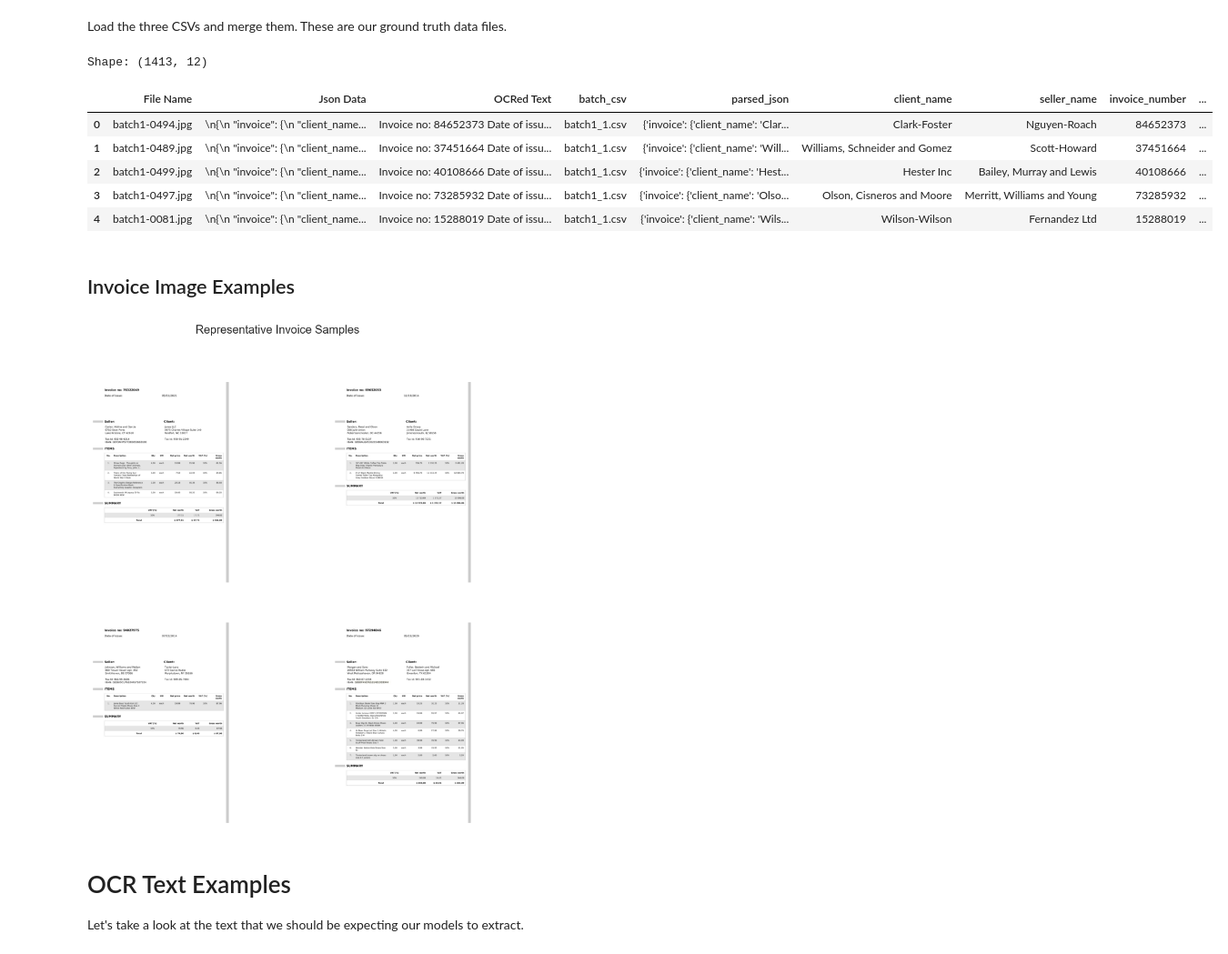
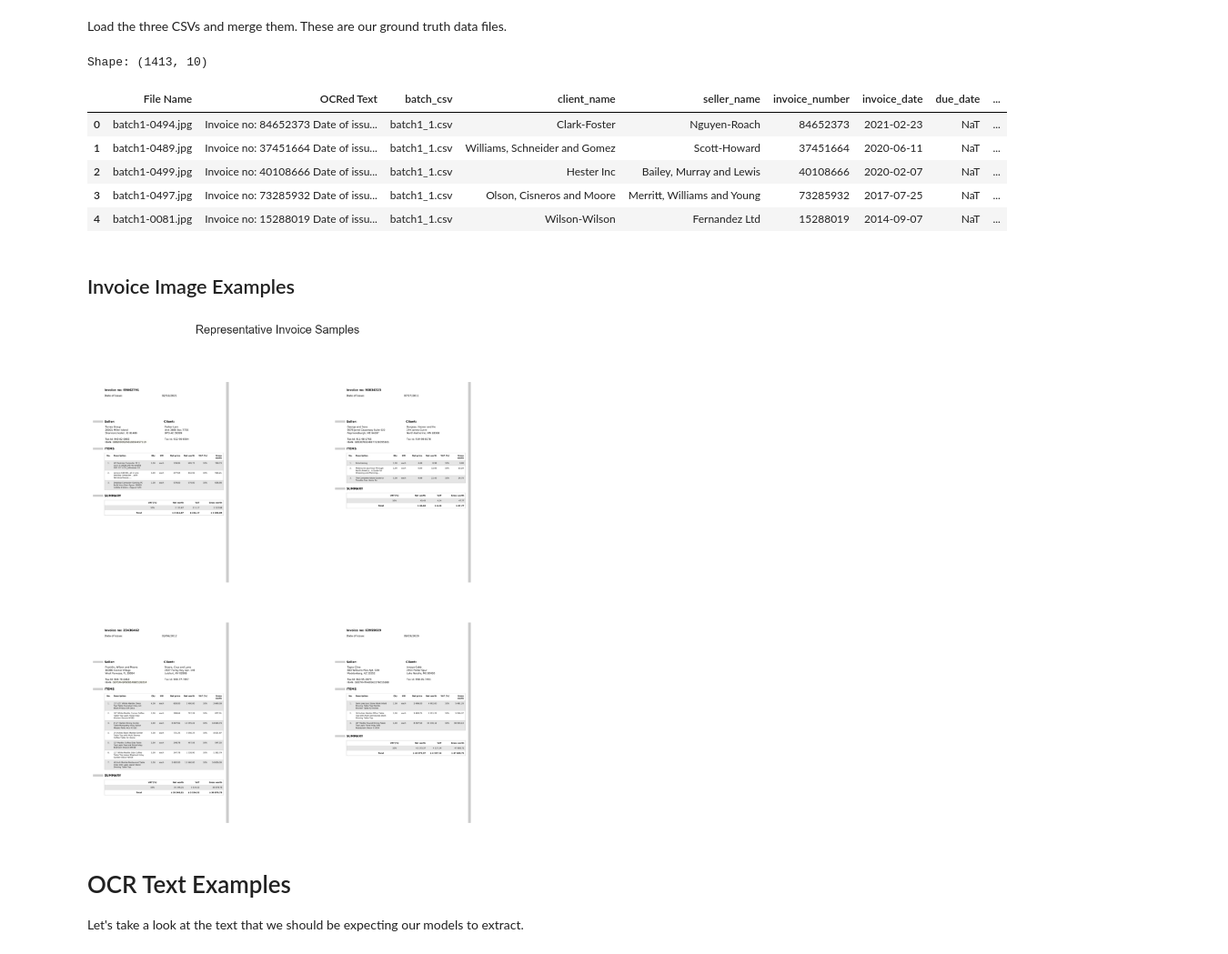
Before and after one commit to hungtran10/dsan6500-finalproject, a Jupyter notebook: eda.ipynb, the cells around one changed output. Shown at 91% size. Cells and saved outputs as stored; diff of their text form; code cells hidden in the pictures.

```diff
--- a/eda.ipynb
+++ b/eda.ipynb
@@ -22,21 +22,22 @@ sns.set(style="whitegrid")
 # %% [markdown]
 Load the three CSVs and merge them. These are our ground truth data files.
 # %%
-DATA_DIR = Path("../finalproject_data/batch_1")
+DATA_DIR = "../finalproject_data/batch_1"
+output_filepath = "../finalproject_data/cleaned_invoices.csv"
 
 # Use preprocessing CSV fnunction
-df = preprocess_csv_files(DATA_DIR)
+df = preprocess_csv_files(DATA_DIR,output_path=output_filepath)
 
 print("Shape:", df.shape)
 df.head()
 # %% [output]
-Shape: (1413, 12)
+Shape: (1413, 10)
-|  | File Name | Json Data | OCRed Text | batch_csv | parsed_json | client_name | seller_name | invoice_number | ... |
-| 0 | batch1-0494.jpg | \n{\n "invoice": {\n "client_name... | Invoice no: 84652373 Date of issu... | batch1_1.csv | {'invoice': {'client_name': 'Clar... | Clark-Foster | Nguyen-Roach | 84652373 | ... |
-| 1 | batch1-0489.jpg | \n{\n "invoice": {\n "client_name... | Invoice no: 37451664 Date of issu... | batch1_1.csv | {'invoice': {'client_name': 'Will... | Williams, Schneider and Gomez | Scott-Howard | 37451664 | ... |
-| 2 | batch1-0499.jpg | \n{\n "invoice": {\n "client_name... | Invoice no: 40108666 Date of issu... | batch1_1.csv | {'invoice': {'client_name': 'Hest... | Hester Inc | Bailey, Murray and Lewis | 40108666 | ... |
-| 3 | batch1-0497.jpg | \n{\n "invoice": {\n "client_name... | Invoice no: 73285932 Date of issu... | batch1_1.csv | {'invoice': {'client_name': 'Olso... | Olson, Cisneros and Moore | Merritt, Williams and Young | 73285932 | ... |
-| 4 | batch1-0081.jpg | \n{\n "invoice": {\n "client_name... | Invoice no: 15288019 Date of issu... | batch1_1.csv | {'invoice': {'client_name': 'Wils... | Wilson-Wilson | Fernandez Ltd | 15288019 | ... |
+|  | File Name | OCRed Text | batch_csv | client_name | seller_name | invoice_number | invoice_date | due_date | ... |
+| 0 | batch1-0494.jpg | Invoice no: 84652373 Date of issu... | batch1_1.csv | Clark-Foster | Nguyen-Roach | 84652373 | 2021-02-23 | NaT | ... |
+| 1 | batch1-0489.jpg | Invoice no: 37451664 Date of issu... | batch1_1.csv | Williams, Schneider and Gomez | Scott-Howard | 37451664 | 2020-06-11 | NaT | ... |
+| 2 | batch1-0499.jpg | Invoice no: 40108666 Date of issu... | batch1_1.csv | Hester Inc | Bailey, Murray and Lewis | 40108666 | 2020-02-07 | NaT | ... |
+| 3 | batch1-0497.jpg | Invoice no: 73285932 Date of issu... | batch1_1.csv | Olson, Cisneros and Moore | Merritt, Williams and Young | 73285932 | 2017-07-25 | NaT | ... |
+| 4 | batch1-0081.jpg | Invoice no: 15288019 Date of issu... | batch1_1.csv | Wilson-Wilson | Fernandez Ltd | 15288019 | 2014-09-07 | NaT | ... |
 # %% [markdown]
 ## Invoice Image Examples
 # %%
@@ -57,7 +58,7 @@ for ax, (_, row) in zip(axes.flatten(), image_sample.iterrows()):
 plt.suptitle("Representative Invoice Samples")
 plt.show()
 # %% [output]
-[figure, old version]
+[figure, new version]
 # %% [markdown]
 # OCR Text Examples
 
```
Also changed, not shown: parts of 6 cells of this notebook, 4 other files.
